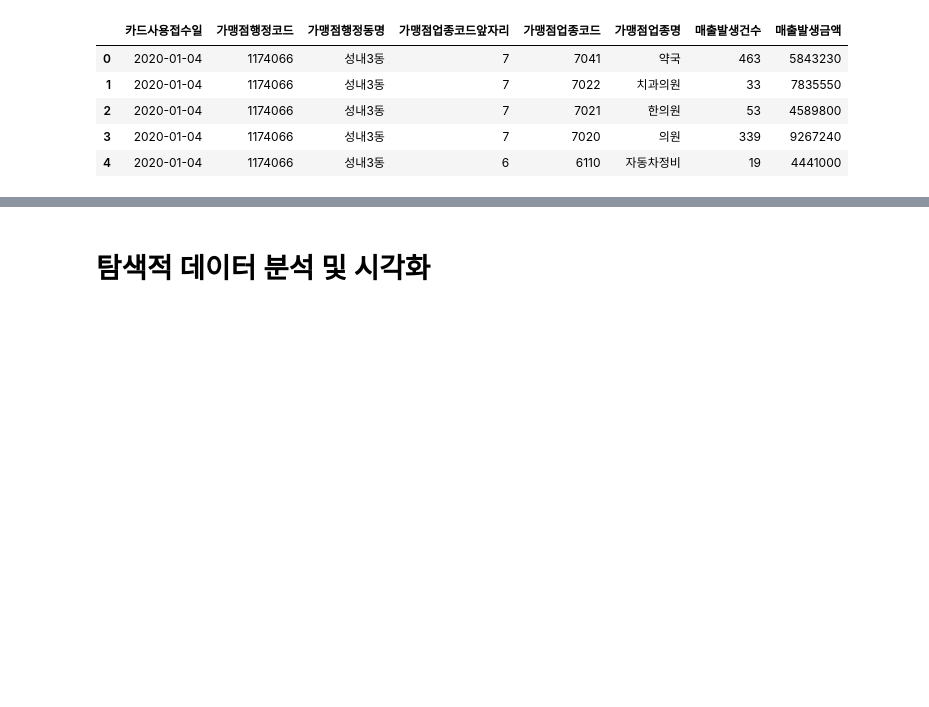
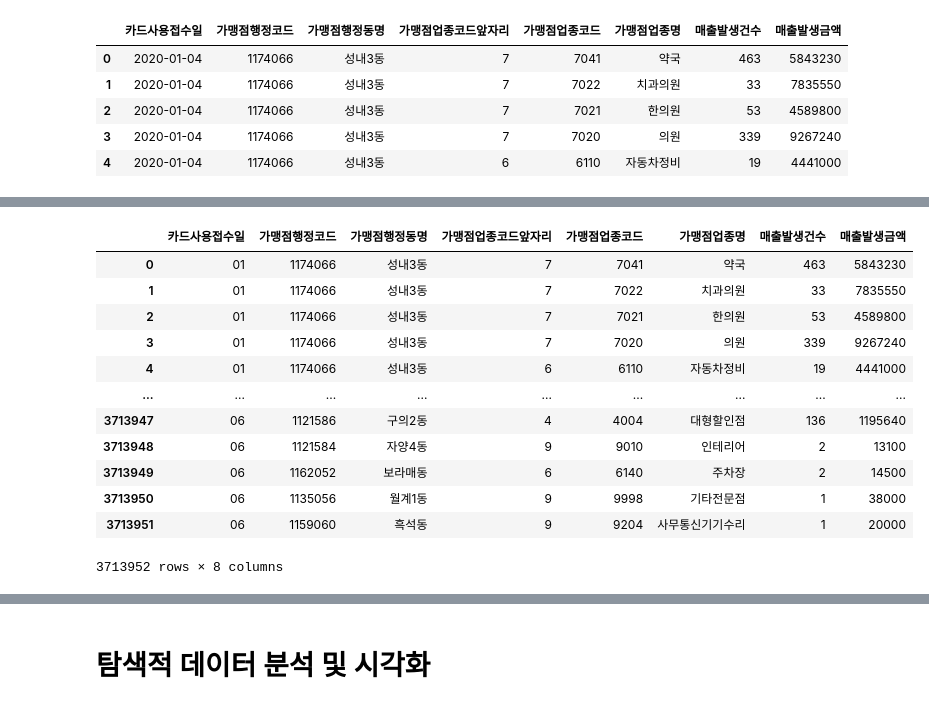
Before and after one commit to mumala/corona-project, a Jupyter notebook: 카드데이터.ipynb, the cells around one changed output, grey strips where cells are left out. Drawn from its saved outputs; the diff is of its cells as text; code cells hidden in the pictures; blank space fills up the shorter version.

```diff
--- a/카드데이터.ipynb
+++ b/카드데이터.ipynb
@@ -88,0 +93,20 @@ card.head()
+# %%
+# 카드 사용 접수일을 월만 남기도록 slicing
+card.카드사용접수일=card.카드사용접수일.astype(str)
+card.카드사용접수일=card.카드사용접수일.str.slice(start=5,stop=7)
+# %%
+card
+# %% [output]
+|  | 카드사용접수일 | 가맹점행정코드 | 가맹점행정동명 | 가맹점업종코드앞자리 | 가맹점업종코드 | 가맹점업종명 | 매출발생건수 | 매출발생금액 |
+| 0 | 01 | 1174066 | 성내3동 | 7 | 7041 | 약국 | 463 | 5843230 |
+| 1 | 01 | 1174066 | 성내3동 | 7 | 7022 | 치과의원 | 33 | 7835550 |
+| 2 | 01 | 1174066 | 성내3동 | 7 | 7021 | 한의원 | 53 | 4589800 |
+| 3 | 01 | 1174066 | 성내3동 | 7 | 7020 | 의원 | 339 | 9267240 |
+| 4 | 01 | 1174066 | 성내3동 | 6 | 6110 | 자동차정비 | 19 | 4441000 |
+| ... | ... | ... | ... | ... | ... | ... | ... | ... |
+| 3713947 | 06 | 1121586 | 구의2동 | 4 | 4004 | 대형할인점 | 136 | 1195640 |
+| 3713948 | 06 | 1121584 | 자양4동 | 9 | 9010 | 인테리어 | 2 | 13100 |
+| 3713949 | 06 | 1162052 | 보라매동 | 6 | 6140 | 주차장 | 2 | 14500 |
+| 3713950 | 06 | 1135056 | 월계1동 | 9 | 9998 | 기타전문점 | 1 | 38000 |
+| 3713951 | 06 | 1159060 | 흑석동 | 9 | 9204 | 사무통신기기수리 | 1 | 20000 |
+3713952 rows × 8 columns
```
Also changed, not shown: parts of 24 cells of this notebook.
